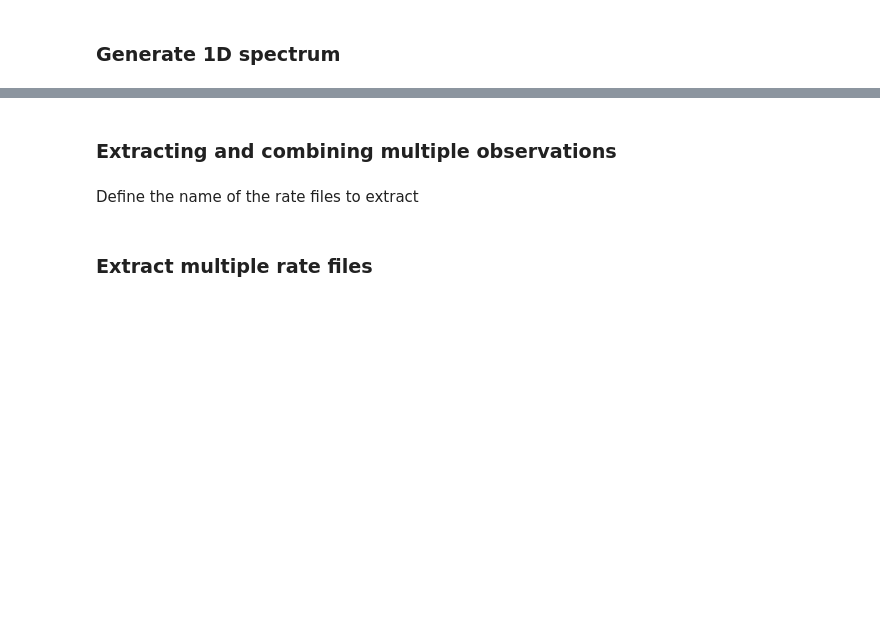
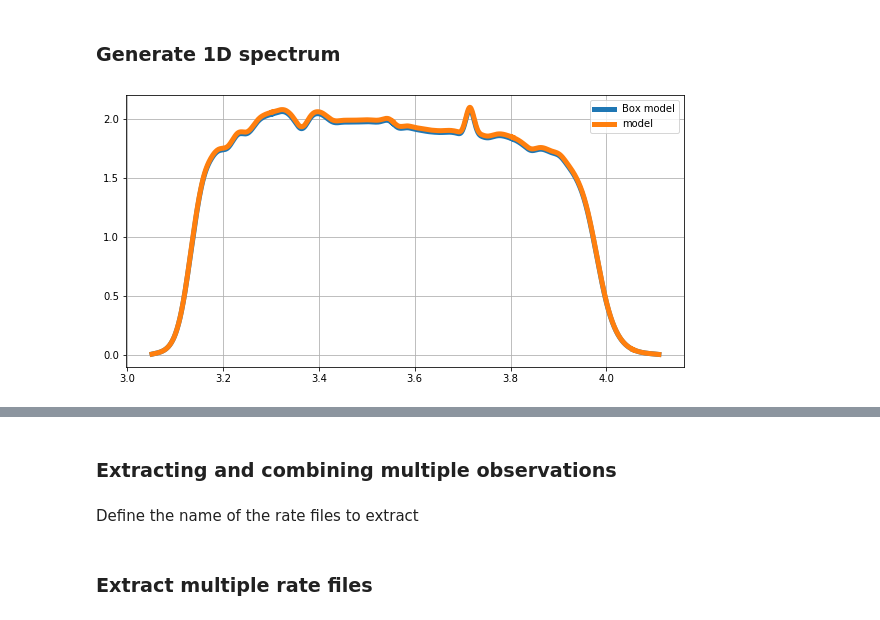
Before and after one commit to npirzkal/MirageExtract, a Jupyter notebook: Extract JWSTSIMS-56.ipynb, the cells around one changed output, grey strips where cells are left out. Saved outputs shown, nothing was run; the diff lists cells and outputs as text; code cells hidden in the pictures; blank space fills up the shorter version.

```diff
--- a/Extract JWSTSIMS-56.ipynb
+++ b/Extract JWSTSIMS-56.ipynb
@@ -241,5 +258,20 @@ im = plt.imshow(mm,norm=simple_norm(d,percent=96.),origin="corner",aspect=2.5)
 # %% [markdown]
 <h3> Generate 1D spectrum
+# %%
+wav = ll[0]
+
+t0 = np.nansum(mm,axis=0)
+# Hornes optimal extraction of model
+t1 = np.nansum(mm*ww,axis=0)
+t2 = np.nansum(ww**2,axis=0)
+ext = t1/t2
+
+plt.plot(wav,t0,lw=5,label="Box model")
+plt.plot(wav,ext,lw=5,label="model")
+plt.legend()
+plt.grid()
+# %% [output]
+[figure, added]
 # %%
 wav = ll[0]
 
```
Also changed, not shown: parts of 9 cells of this notebook.
